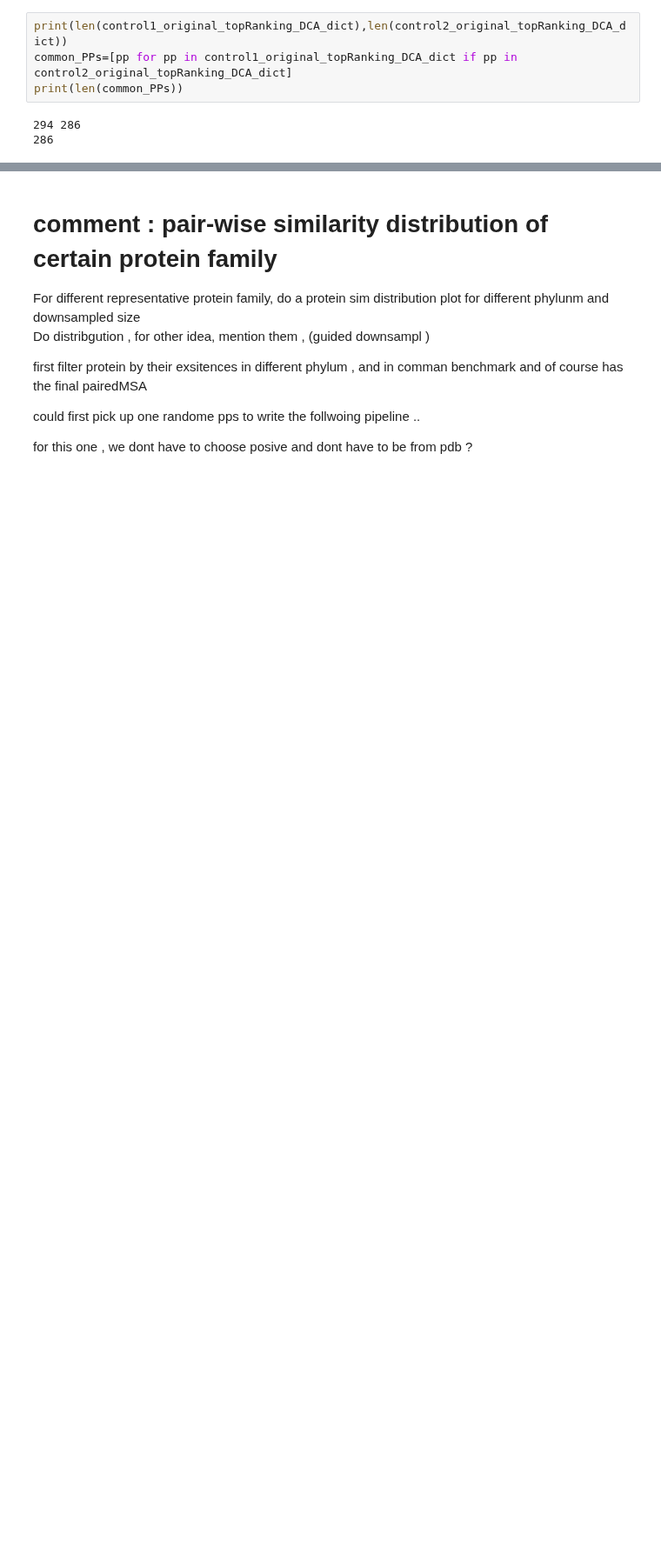
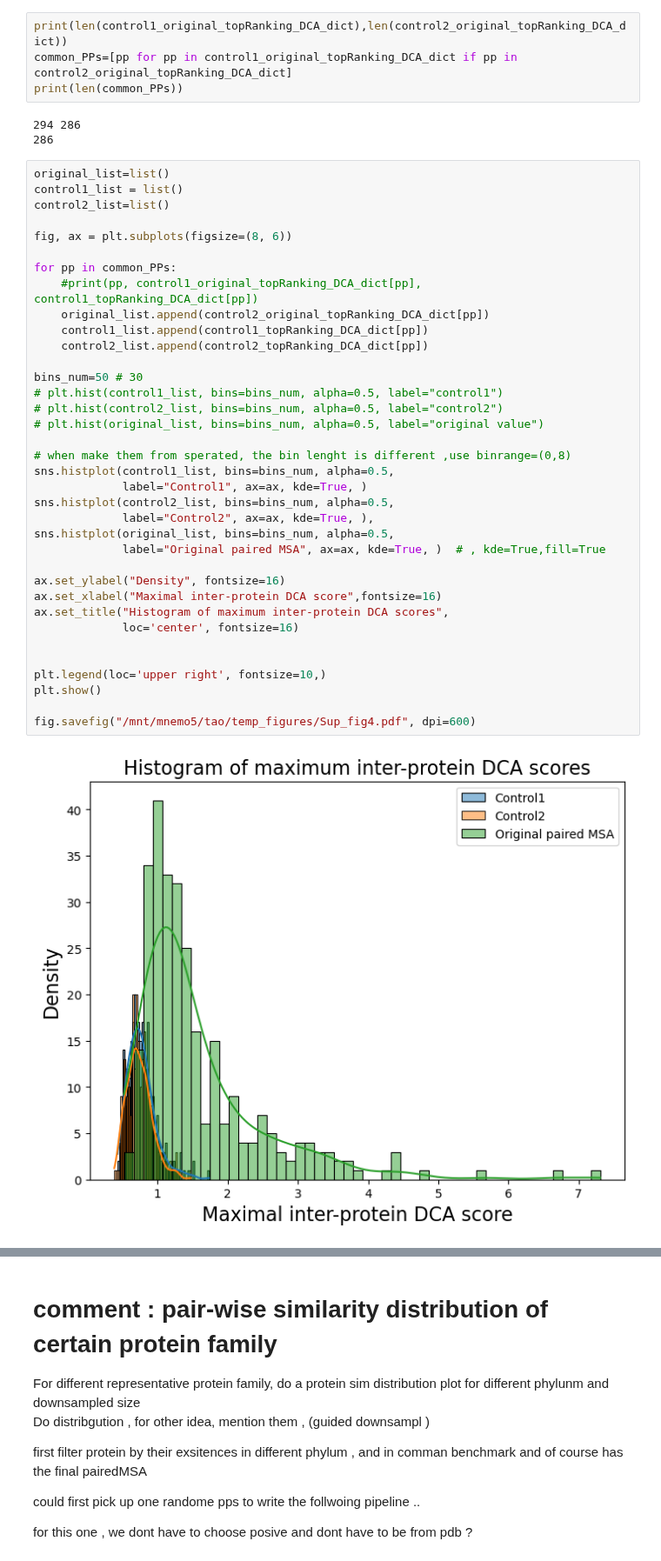
Before and after one commit to TaoDFang/PPI_Prediction_byCoevolution, a Jupyter notebook: notebooks/SR_review_comments.ipynb, the cells around one changed output, grey strips where cells are left out. Shown at 87% size. Saved outputs shown, nothing was run; the diff lists cells and outputs as text; blank space fills up the shorter version.

```diff
--- a/notebooks/SR_review_comments.ipynb
+++ b/notebooks/SR_review_comments.ipynb
@@ -466,4 +457,42 @@ print(len(common_PPs))
 # %% [output]
 294 286
 286
+# %%
+original_list=list()
+control1_list = list()
+control2_list=list()
+
+fig, ax = plt.subplots(figsize=(8, 6))
+
+for pp in common_PPs:
+    #print(pp, control1_original_topRanking_DCA_dict[pp], control1_topRanking_DCA_dict[pp])
+    original_list.append(control2_original_topRanking_DCA_dict[pp])
+    control1_list.append(control1_topRanking_DCA_dict[pp])
+    control2_list.append(control2_topRanking_DCA_dict[pp])
+
+bins_num=50 # 30
+# plt.hist(control1_list, bins=bins_num, alpha=0.5, label="control1")
+# plt.hist(control2_list, bins=bins_num, alpha=0.5, label="control2")
+# plt.hist(original_list, bins=bins_num, alpha=0.5, label="original value")
+
+# when make them from sperated, the bin lenght is different ,use binrange=(0,8)
+sns.histplot(control1_list, bins=bins_num, alpha=0.5,
+             label="Control1", ax=ax, kde=True, )
+sns.histplot(control2_list, bins=bins_num, alpha=0.5,
+             label="Control2", ax=ax, kde=True, ),
+sns.histplot(original_list, bins=bins_num, alpha=0.5,
+             label="Original paired MSA", ax=ax, kde=True, )  # , kde=True,fill=True
+
+ax.set_ylabel("Density", fontsize=16)
+ax.set_xlabel("Maximal inter-protein DCA score",fontsize=16)
+ax.set_title("Histogram of maximum inter-protein DCA scores",
+             loc='center', fontsize=16)
+
+
+plt.legend(loc='upper right', fontsize=10,)
+plt.show()
+
+fig.savefig("/mnt/mnemo5/tao/temp_figures/Sup_fig4.pdf", dpi=600)
+# %% [output]
+[figure, added]
 # %%
```
Also changed, not shown: parts of 8 cells of this notebook, 1 other file.
